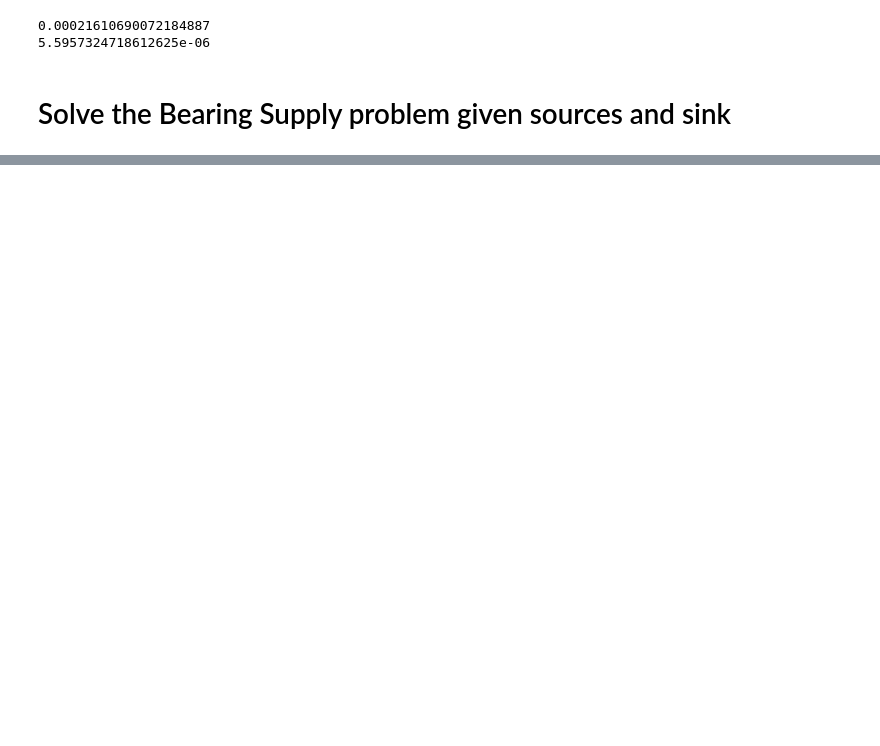
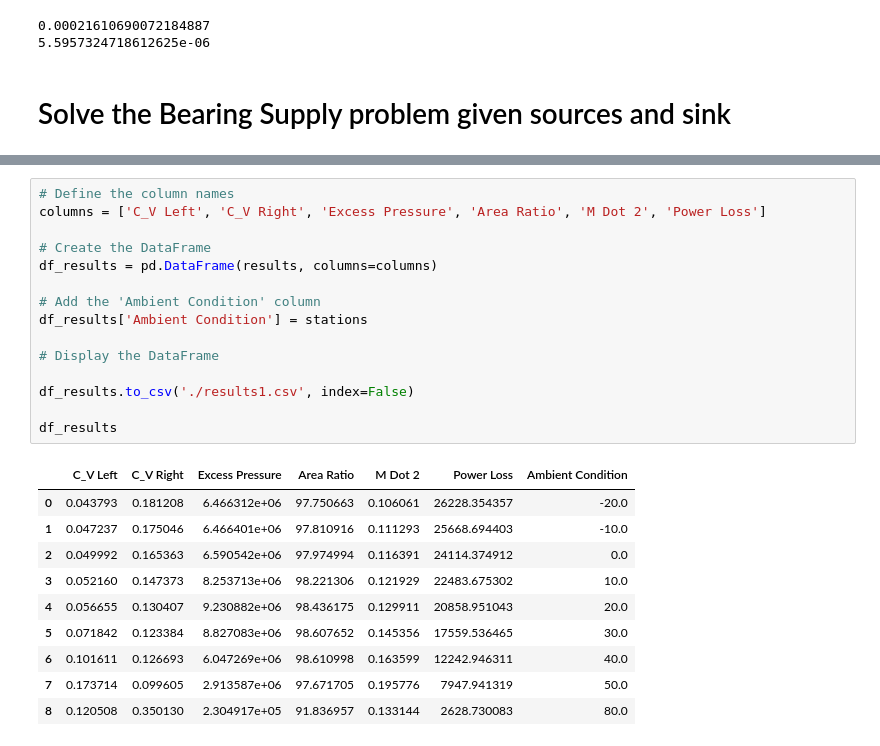
Before and after one commit to Willmac16/DFTS-Team-Seven, a Jupyter notebook: Project1.ipynb, the cells around one changed output, grey strips where cells are left out. Saved outputs shown, nothing was run; the diff lists cells and outputs as text; blank space fills up the shorter version.

```diff
--- a/Project1.ipynb
+++ b/Project1.ipynb
@@ -564,4 +650,30 @@ stations.append(80)
 Executing <Task pending name='Task-3' coro=<Kernel.dispatch_queue() running at /Users/wmac/Library/Python/3.10/lib/python/site-packages/ipykernel/kernelbase.py:510> wait_for=<Future pending cb=[Task.t ...
+# %%
+# Define the column names
+columns = ['C_V Left', 'C_V Right', 'Excess Pressure', 'Area Ratio', 'M Dot 2', 'Power Loss']
+
+# Create the DataFrame
+df_results = pd.DataFrame(results, columns=columns)
+
+# Add the 'Ambient Condition' column
+df_results['Ambient Condition'] = stations
+
+# Display the DataFrame
+
+df_results.to_csv('./results1.csv', index=False)
+
+df_results
+# %% [output]
+|  | C_V Left | C_V Right | Excess Pressure | Area Ratio | M Dot 2 | Power Loss | Ambient Condition |
+| 0 | 0.043793 | 0.181208 | 6.466312e+06 | 97.750663 | 0.106061 | 26228.354357 | -20.0 |
+| 1 | 0.047237 | 0.175046 | 6.466401e+06 | 97.810916 | 0.111293 | 25668.694403 | -10.0 |
+| 2 | 0.049992 | 0.165363 | 6.590542e+06 | 97.974994 | 0.116391 | 24114.374912 | 0.0 |
+| 3 | 0.052160 | 0.147373 | 8.253713e+06 | 98.221306 | 0.121929 | 22483.675302 | 10.0 |
+| 4 | 0.056655 | 0.130407 | 9.230882e+06 | 98.436175 | 0.129911 | 20858.951043 | 20.0 |
+| 5 | 0.071842 | 0.123384 | 8.827083e+06 | 98.607652 | 0.145356 | 17559.536465 | 30.0 |
+| 6 | 0.101611 | 0.126693 | 6.047269e+06 | 98.610998 | 0.163599 | 12242.946311 | 40.0 |
+| 7 | 0.173714 | 0.099605 | 2.913587e+06 | 97.671705 | 0.195776 | 7947.941319 | 50.0 |
+| 8 | 0.120508 | 0.350130 | 2.304917e+05 | 91.836957 | 0.133144 | 2628.730083 | 80.0 |
 # %%
 # Extract the relevant data from the results
 valve_props = [result[0] for result in results]
```
Also changed, not shown: parts of 12 cells of this notebook, 1 other file.
